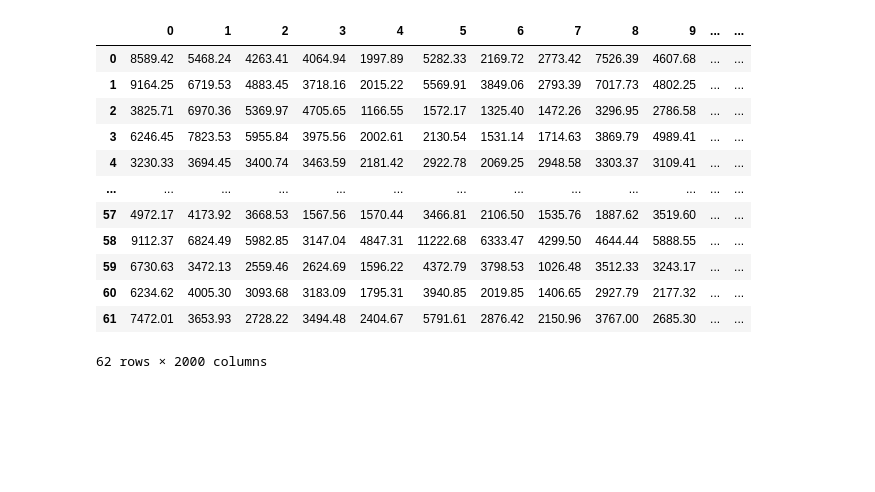
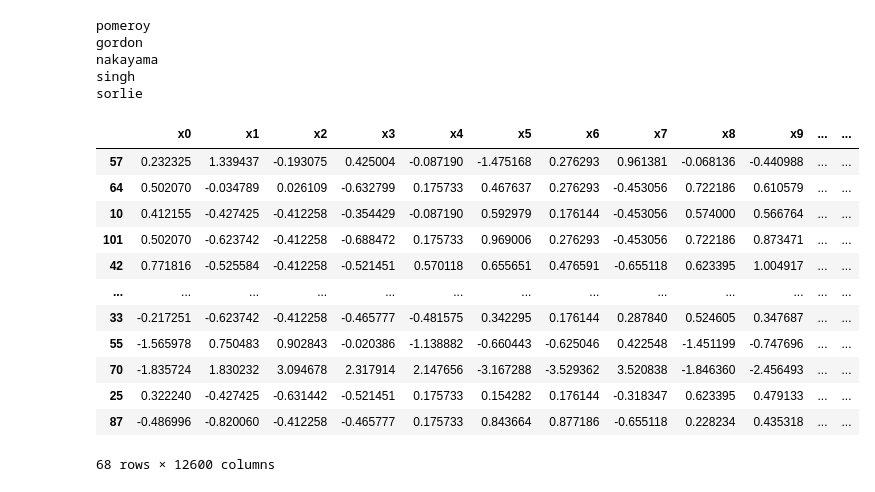
Before and after one commit to jaccobroere/vu-case-study-eds, a Jupyter notebook: src/data_loader_notebook.ipynb, the cells around one changed output. Cells and saved outputs as stored; diff of their text form; code cells hidden in the pictures; blank space fills up the shorter version.

Commit message:
constructed data loading notebook

```diff
--- a/src/data_loader_notebook.ipynb
+++ b/src/data_loader_notebook.ipynb
@@ -31,7 +37,0 @@ os.chdir(config['PATH']['ROOT_DIR'])
-# %%
-datasets = os.listdir(config['PATH']['DATA_ALL'] + '/csv')
-for fname in datasets:
-    if fname.endswith('.tar.gz'):
-        tar = tarfile.open(config['PATH']['DATA_ALL'] + '/csv/' + fname, "r:gz")
-        tar.extractall(config['PATH']['DATA_ALL'] + '/extract/')
-        tar.close()
@@ -38 +79,56 @@ for fname in datasets:
+# %%
+# Construct set of unique dataset names
+dnames = os.listdir(config['PATH']['MICR_CSV'])
+dset = set()
+for fname in dnames: dset.add(fname[:fname.find('_')])
+# %%
+# construct data dictionary.
+data_full = {}
+data_full_fname = config['PATH']['DATA_DIR'] + '/micro_dict.lib'
+
+for i, name in enumerate(tqdm((dset))):
+    data_full[name] = {}
+    X_cur = pd.read_csv(config['PATH']['MICR_CSV'] + '/' + name + '_inputs.csv', header = None)
+    y_cur = pd.read_csv(config['PATH']['MICR_CSV'] + '/' + name + '_outputs.csv', header = None)
+    X_train, X_test, y_train, y_test = train_test_split(X_cur, y_cur, test_size = 0.33, random_state=SEED)
+
+    for key in ['none','pca', 'spca']:
+        match key:
+            case 'none': pipe = get_none_pipeline()
+            case 'pca': pipe = get_PCA()
+            case 'spca': pipe = get_SPCA()
+
+        data_full[name][key] = {}
+        data_full[name][key]['X_train'] = pipe.fit_transform(X_train)
+        data_full[name][key]['X_test'] = pipe.transform(X_test)
+        data_full[name][key]['y_train'] = y_train
+        data_full[name][key]['y_test'] = y_test
+
+dump(data_full, data_full_fname)
+data_full
+# %%
+for key, v in data_full.items():
+    print(key)
+# %% [output]
+pomeroy
+gordon
+nakayama
+singh
+sorlie
+# %%
+data_full['singh']['none']['X_train']
+# %% [output]
+|  | x0 | x1 | x2 | x3 | x4 | x5 | x6 | x7 | x8 | x9 | ... | ... |
+| 57 | 0.232325 | 1.339437 | -0.193075 | 0.425004 | -0.087190 | -1.475168 | 0.276293 | 0.961381 | -0.068136 | -0.440988 | ... | ... |
+| 64 | 0.502070 | -0.034789 | 0.026109 | -0.632799 | 0.175733 | 0.467637 | 0.276293 | -0.453056 | 0.722186 | 0.610579 | ... | ... |
+| 10 | 0.412155 | -0.427425 | -0.412258 | -0.354429 | -0.087190 | 0.592979 | 0.176144 | -0.453056 | 0.574000 | 0.566764 | ... | ... |
+| 101 | 0.502070 | -0.623742 | -0.412258 | -0.688472 | 0.175733 | 0.969006 | 0.276293 | -0.453056 | 0.722186 | 0.873471 | ... | ... |
+| 42 | 0.771816 | -0.525584 | -0.412258 | -0.521451 | 0.570118 | 0.655651 | 0.476591 | -0.655118 | 0.623395 | 1.004917 | ... | ... |
+| ... | ... | ... | ... | ... | ... | ... | ... | ... | ... | ... | ... | ... |
+| 33 | -0.217251 | -0.623742 | -0.412258 | -0.465777 | -0.481575 | 0.342295 | 0.176144 | 0.287840 | 0.524605 | 0.347687 | ... | ... |
+| 55 | -1.565978 | 0.750483 | 0.902843 | -0.020386 | -1.138882 | -0.660443 | -0.625046 | 0.422548 | -1.451199 | -0.747696 | ... | ... |
+| 70 | -1.835724 | 1.830232 | 3.094678 | 2.317914 | 2.147656 | -3.167288 | -3.529362 | 3.520838 | -1.846360 | -2.456493 | ... | ... |
+| 25 | 0.322240 | -0.427425 | -0.631442 | -0.521451 | 0.175733 | 0.154282 | 0.176144 | -0.318347 | 0.623395 | 0.479133 | ... | ... |
+| 87 | -0.486996 | -0.820060 | -0.412258 | -0.465777 | 0.175733 | 0.843664 | 0.877186 | -0.655118 | 0.228234 | 0.435318 | ... | ... |
+68 rows × 12600 columns
 # %%
@@ -40,16 +137,0 @@ data = pd.read_csv(config['PATH']['MICR_CSV'] + '/alon_inputs.csv', header = Non
-# %%
-data
-# %% [output]
-|  | 0 | 1 | 2 | 3 | 4 | 5 | 6 | 7 | 8 | 9 | ... | ... |
-| 0 | 8589.42 | 5468.24 | 4263.41 | 4064.94 | 1997.89 | 5282.33 | 2169.72 | 2773.42 | 7526.39 | 4607.68 | ... | ... |
-| 1 | 9164.25 | 6719.53 | 4883.45 | 3718.16 | 2015.22 | 5569.91 | 3849.06 | 2793.39 | 7017.73 | 4802.25 | ... | ... |
-| 2 | 3825.71 | 6970.36 | 5369.97 | 4705.65 | 1166.55 | 1572.17 | 1325.40 | 1472.26 | 3296.95 | 2786.58 | ... | ... |
-| 3 | 6246.45 | 7823.53 | 5955.84 | 3975.56 | 2002.61 | 2130.54 | 1531.14 | 1714.63 | 3869.79 | 4989.41 | ... | ... |
-| 4 | 3230.33 | 3694.45 | 3400.74 | 3463.59 | 2181.42 | 2922.78 | 2069.25 | 2948.58 | 3303.37 | 3109.41 | ... | ... |
-| ... | ... | ... | ... | ... | ... | ... | ... | ... | ... | ... | ... | ... |
-| 57 | 4972.17 | 4173.92 | 3668.53 | 1567.56 | 1570.44 | 3466.81 | 2106.50 | 1535.76 | 1887.62 | 3519.60 | ... | ... |
-| 58 | 9112.37 | 6824.49 | 5982.85 | 3147.04 | 4847.31 | 11222.68 | 6333.47 | 4299.50 | 4644.44 | 5888.55 | ... | ... |
-| 59 | 6730.63 | 3472.13 | 2559.46 | 2624.69 | 1596.22 | 4372.79 | 3798.53 | 1026.48 | 3512.33 | 3243.17 | ... | ... |
-| 60 | 6234.62 | 4005.30 | 3093.68 | 3183.09 | 1795.31 | 3940.85 | 2019.85 | 1406.65 | 2927.79 | 2177.32 | ... | ... |
-| 61 | 7472.01 | 3653.93 | 2728.22 | 3494.48 | 2404.67 | 5791.61 | 2876.42 | 2150.96 | 3767.00 | 2685.30 | ... | ... |
-62 rows × 2000 columns
```
Also changed, not shown: parts of 7 cells of this notebook, 1 other file.
